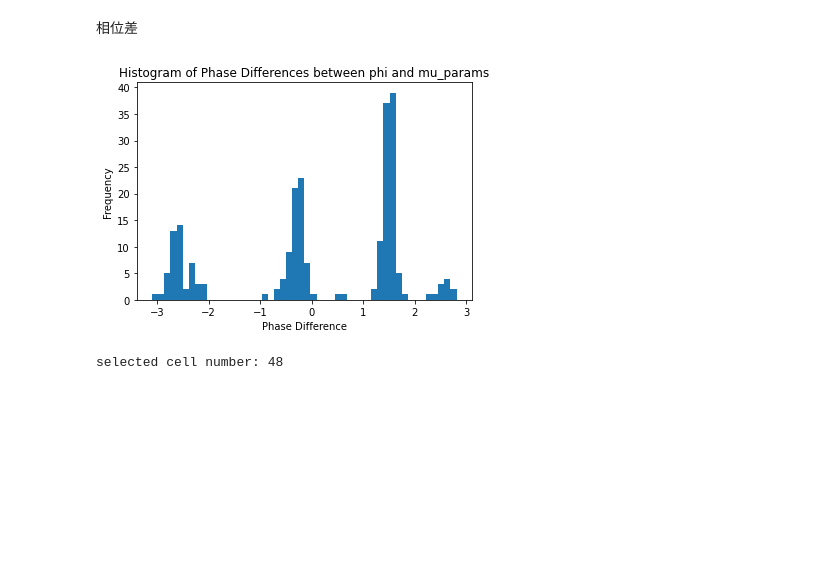
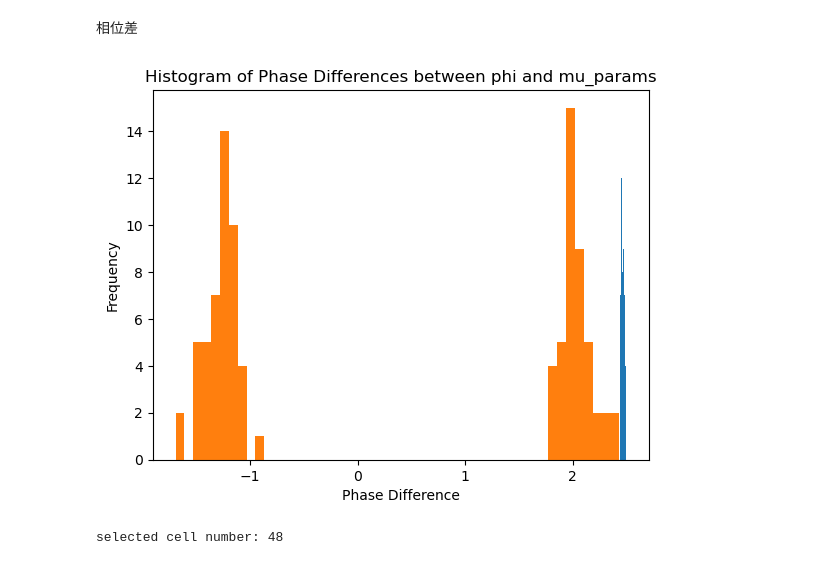
Before and after one commit to Coco233333/grid-pattern-formation, a Jupyter notebook: 2_band_cell_plot.ipynb, the cells around one changed output. Cells and saved outputs as stored; diff of their text form; code cells hidden in the pictures; blank space fills up the shorter version.

```diff
--- a/2_band_cell_plot.ipynb
+++ b/2_band_cell_plot.ipynb
@@ -90,7 +74,7 @@ def band_score(rate,res):
         )
         # print("Returning last known parameters:", params)
     # return popt, pcov
-    dx = 4.4/res
+    dx = 4/res
     k0 = params[1]
     phi = params[2]
     sigma = params[3]
@@ -140,7 +124,9 @@ from scipy.optimize import curve_fit
 Ng = 4096
 
 def gaussian(x, A, mu, sigma):
-    return A * np.exp(-(x - mu)**2 / (2 * sigma**2))
+    dis = np.abs(x - mu)
+    dis = np.where(dis>np.pi,np.pi*2-dis,dis)
+    return A * np.exp(-dis**2 / (2 * sigma**2))
 
 def direction_scores(activations_theta=activations_theta, Ng=Ng):
     scores = []
@@ -213,14 +291,15 @@ selected cell number: 225
 相位差
 # %%
 # 计算phi和mu的相位差
-phase_diff = np.angle(np.exp(1j * (phi - mu_params)))
-plt.hist(phase_diff[index_band], bins=50)
+phase_diff = np.angle(np.exp(1j * (phi[index_up] - theta_up)))
+plt.hist(phi[index_up], bins=20)
+plt.hist(theta_up, bins=50)
 plt.xlabel('Phase Difference')
 plt.ylabel('Frequency')
 plt.title('Histogram of Phase Differences between phi and mu_params')
 plt.show()
 # %% [output]
-[figure, old version]
+[figure, new version]
 # %%
 stange_idx_ = np.where((phase_diff > 1.5) & (phase_diff < 1.7))[0]
 # stange_idx_ = np.where((phase_diff > -0.3) & (phase_diff < 0.3))[0]
```
Also changed, not shown: parts of 6 cells of this notebook, 4 other files.
